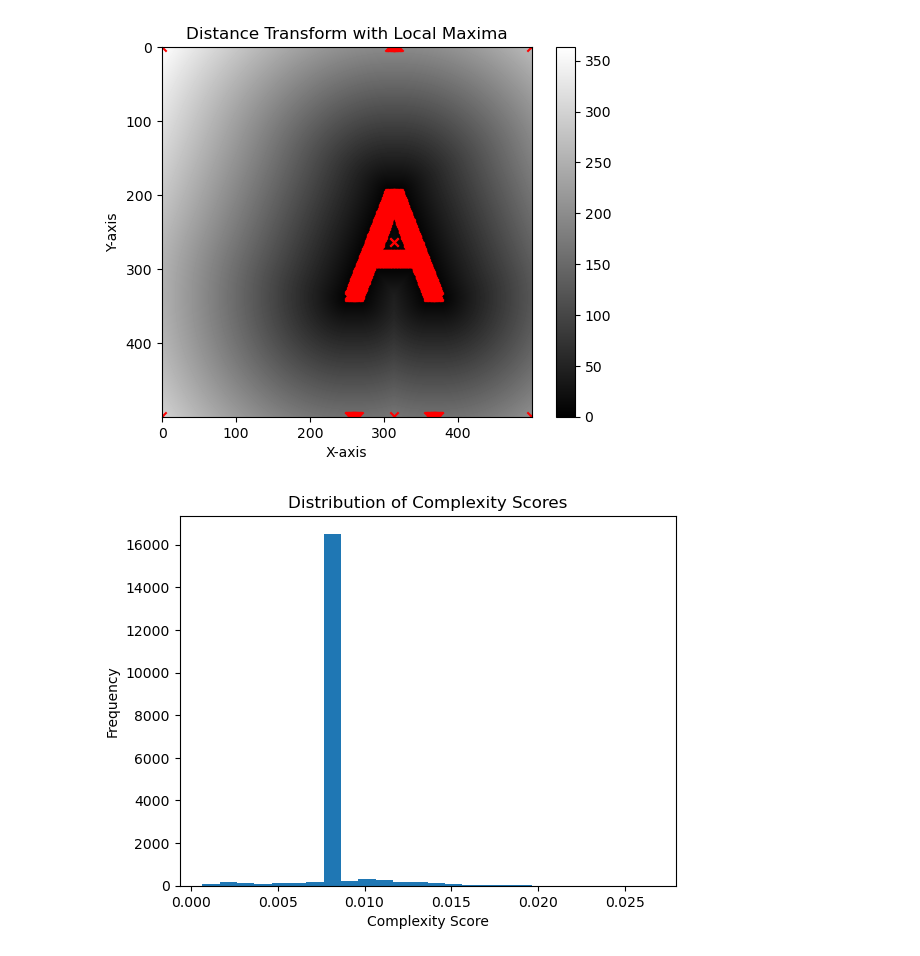
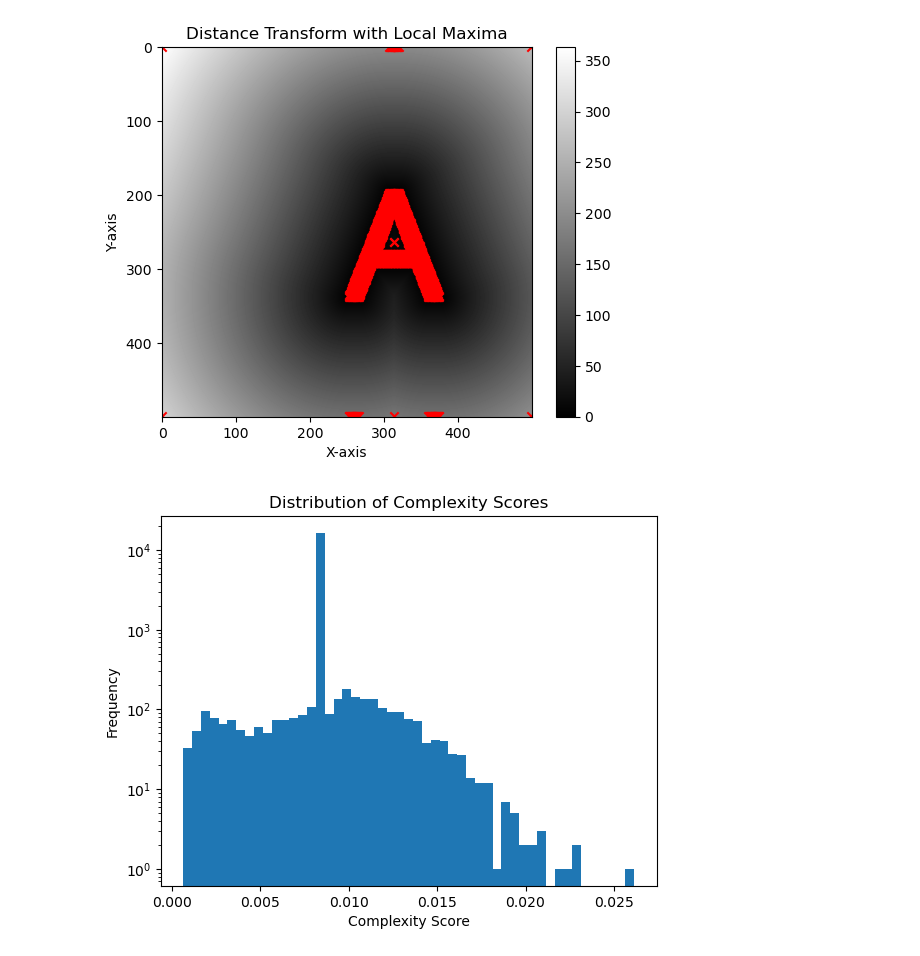
Before and after one commit to mccsandora/alphabet_complexity, a Jupyter notebook: distance_transform_demo.ipynb/demo.ipynb, the cells around one changed output. Saved outputs shown, nothing was run; the diff lists cells and outputs as text; code cells hidden in the pictures.

Commit message:
updated plot# Please enter the commit message for your changes. Lines starting

```diff
--- a/distance_transform_demo.ipynb/demo.ipynb
+++ b/distance_transform_demo.ipynb/demo.ipynb
@@ -222,13 +220,15 @@ plt.show()
 # %% [output]
 [figure]
 # %%
-delta = 0.001
+delta = 0.0005
 bins = np.arange(np.min(dfu['complexity_score']), np.max(dfu['complexity_score']) + delta, delta)
 
 plt.hist(dfu['complexity_score'], bins=bins)
 plt.xlabel('Complexity Score')
 plt.ylabel('Frequency')
 plt.title('Distribution of Complexity Scores')
+plt.yscale('log')
+
 plt.show()
 # %% [output]
-[figure, old version]
+[figure, new version]
```
Also changed, not shown: parts of 6 cells of this notebook, 1 other file.
